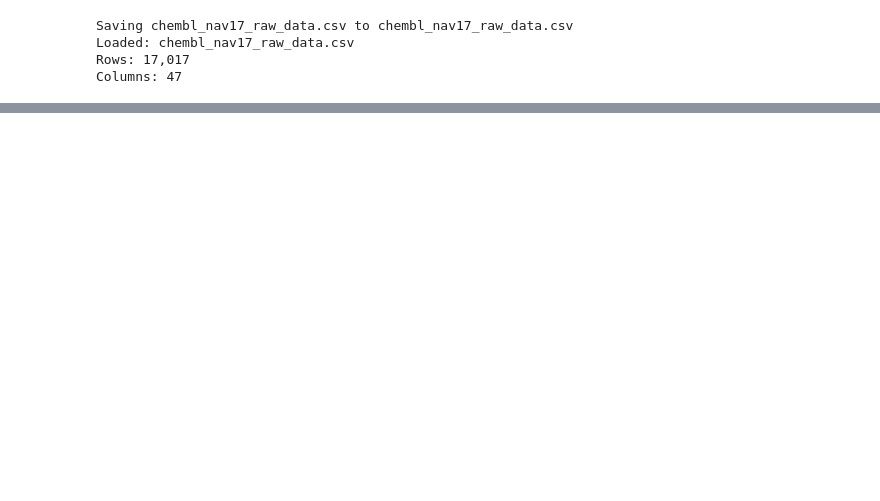
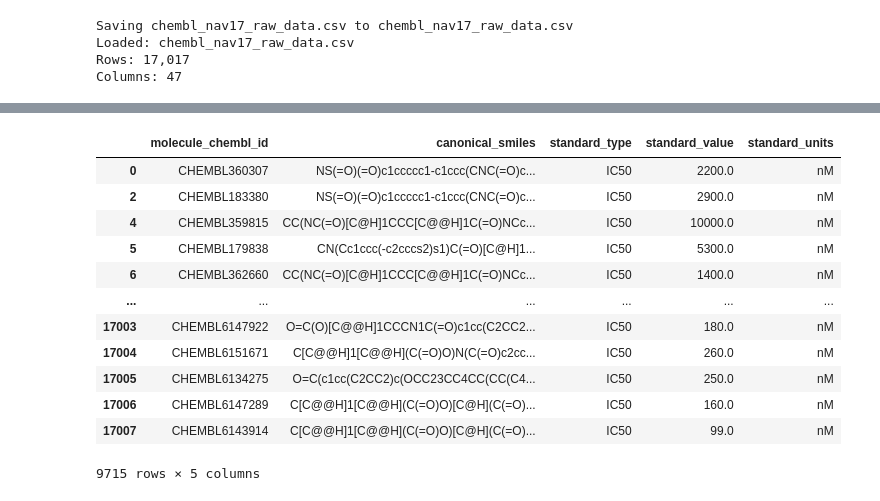
Before and after one commit to larry-xiping/LA-SAR-Validation, a Jupyter notebook: 01.ipynb, the cells around one changed output, grey strips where cells are left out. Saved outputs shown, nothing was run; the diff lists cells and outputs as text; code cells hidden in the pictures; blank space fills up the shorter version.

```diff
--- a/01.ipynb
+++ b/01.ipynb
@@ -247,0 +318,16 @@ Columns: 47
+# %%
+final_data
+# %% [output]
+|  | molecule_chembl_id | canonical_smiles | standard_type | standard_value | standard_units |
+| 0 | CHEMBL360307 | NS(=O)(=O)c1ccccc1-c1ccc(CNC(=O)c... | IC50 | 2200.0 | nM |
+| 2 | CHEMBL183380 | NS(=O)(=O)c1ccccc1-c1ccc(CNC(=O)c... | IC50 | 2900.0 | nM |
+| 4 | CHEMBL359815 | CC(NC(=O)[C@H]1CCC[C@@H]1C(=O)NCc... | IC50 | 10000.0 | nM |
+| 5 | CHEMBL179838 | CN(Cc1ccc(-c2cccs2)s1)C(=O)[C@H]1... | IC50 | 5300.0 | nM |
+| 6 | CHEMBL362660 | CC(NC(=O)[C@H]1CCC[C@@H]1C(=O)NCc... | IC50 | 1400.0 | nM |
+| ... | ... | ... | ... | ... | ... |
+| 17003 | CHEMBL6147922 | O=C(O)[C@@H]1CCCN1C(=O)c1cc(C2CC2... | IC50 | 180.0 | nM |
+| 17004 | CHEMBL6151671 | C[C@@H]1[C@@H](C(=O)O)N(C(=O)c2cc... | IC50 | 260.0 | nM |
+| 17005 | CHEMBL6134275 | O=C(c1cc(C2CC2)c(OCC23CC4CC(CC(C4... | IC50 | 250.0 | nM |
+| 17006 | CHEMBL6147289 | C[C@@H]1[C@@H](C(=O)O)[C@H](C(=O)... | IC50 | 160.0 | nM |
+| 17007 | CHEMBL6143914 | C[C@@H]1[C@@H](C(=O)O)[C@H](C(=O)... | IC50 | 99.0 | nM |
+9715 rows × 5 columns
```
Also changed, not shown: parts of 2 cells of this notebook.
